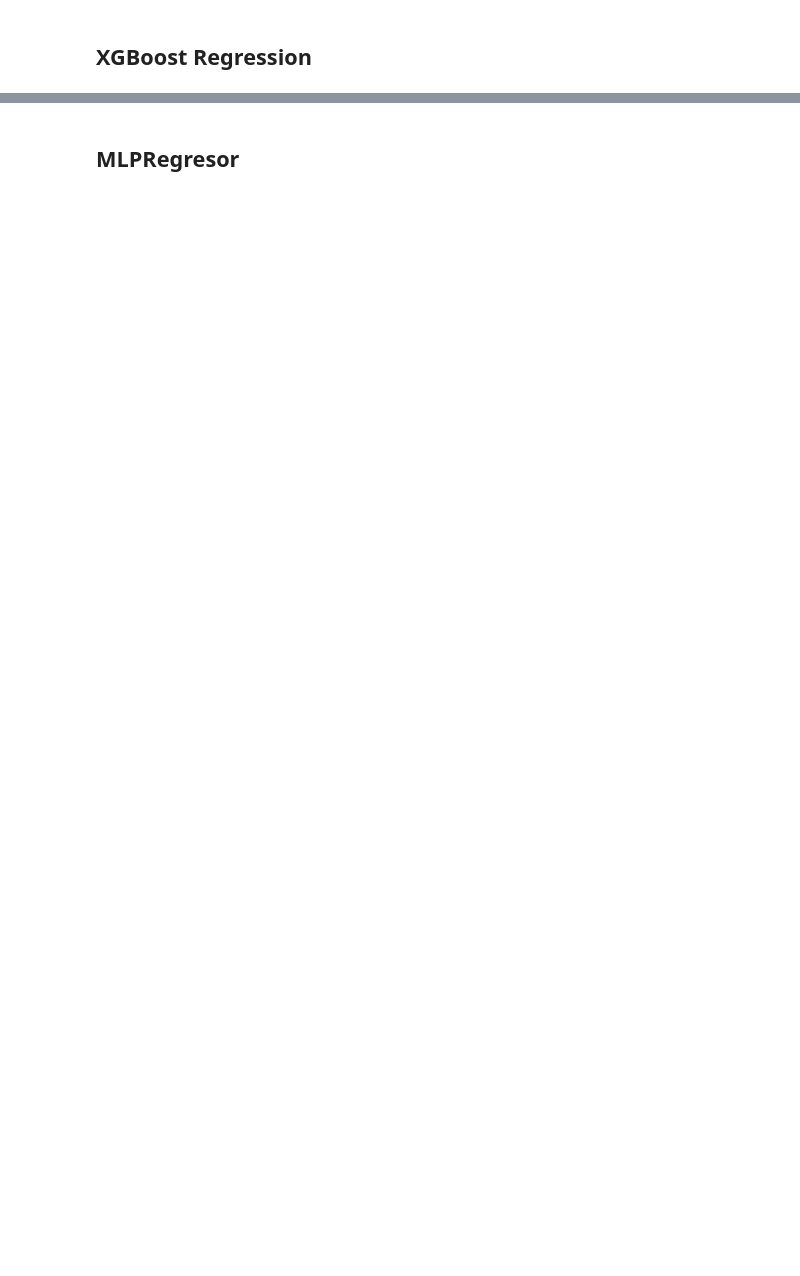
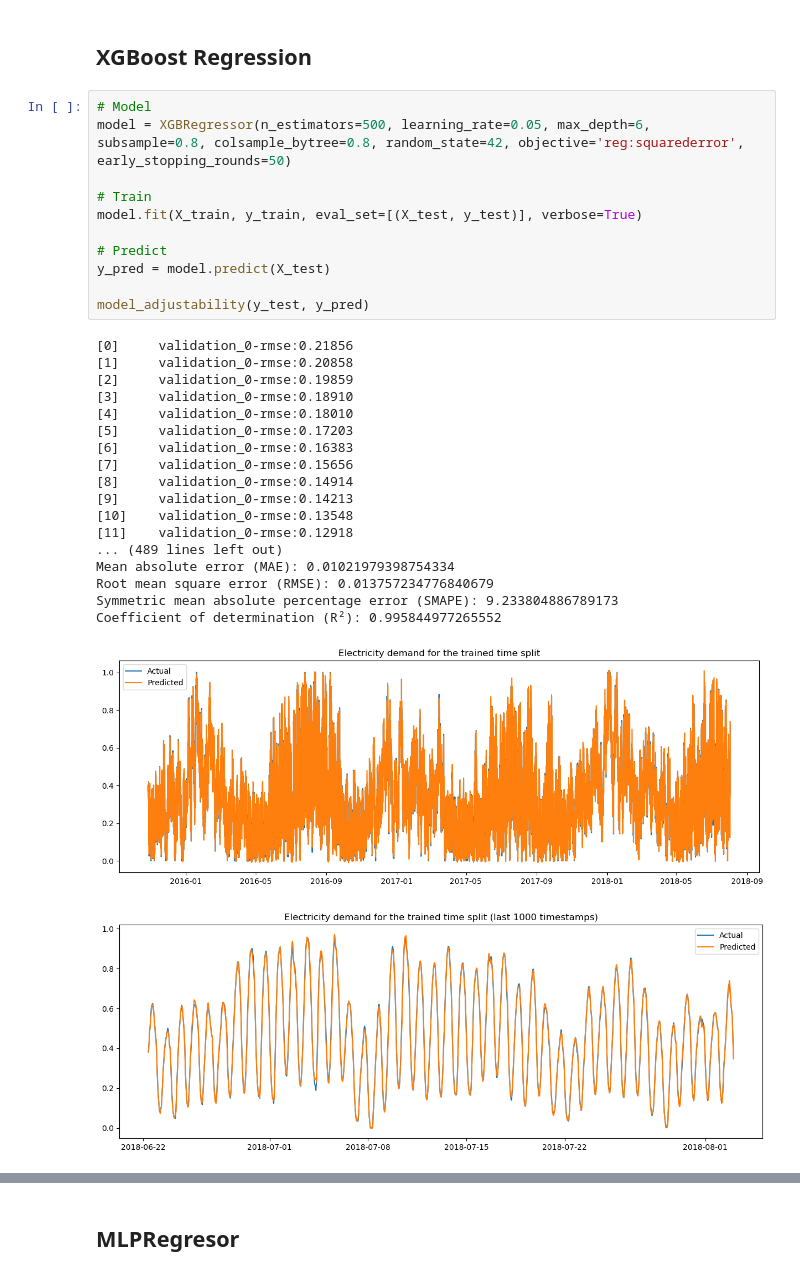
Before and after one commit to mruifer/Electricity-demand-forecast, a Jupyter notebook: notebooks/03_modeling.ipynb, the cells around one changed output, grey strips where cells are left out. Drawn from its saved outputs; the diff is of its cells as text; blank space fills up the shorter version.

```diff
--- a/notebooks/03_modeling.ipynb
+++ b/notebooks/03_modeling.ipynb
@@ -128,2 +131,33 @@ plt.show()
 # %% [markdown]
 ## XGBoost Regression
+# %%
+# Model
+model = XGBRegressor(n_estimators=500, learning_rate=0.05, max_depth=6, subsample=0.8, colsample_bytree=0.8, random_state=42, objective='reg:squarederror', early_stopping_rounds=50)
+
+# Train
+model.fit(X_train, y_train, eval_set=[(X_test, y_test)], verbose=True)
+
+# Predict
+y_pred = model.predict(X_test)
+
+model_adjustability(y_test, y_pred)
+# %% [output]
+[0]     validation_0-rmse:0.21856
+[1]     validation_0-rmse:0.20858
+[2]     validation_0-rmse:0.19859
+[3]     validation_0-rmse:0.18910
+[4]     validation_0-rmse:0.18010
+[5]     validation_0-rmse:0.17203
+[6]     validation_0-rmse:0.16383
+[7]     validation_0-rmse:0.15656
+[8]     validation_0-rmse:0.14914
+[9]     validation_0-rmse:0.14213
+[10]    validation_0-rmse:0.13548
+[11]    validation_0-rmse:0.12918
+... (489 lines left out)
+Mean absolute error (MAE): 0.01021979398754334
+Root mean square error (RMSE): 0.013757234776840679
+Symmetric mean absolute percentage error (SMAPE): 9.233804886789173
+Coefficient of determination (R²): 0.995844977265552
+[figure, added]
+[figure, added]
```
Also changed, not shown: parts of 11 cells of this notebook.
